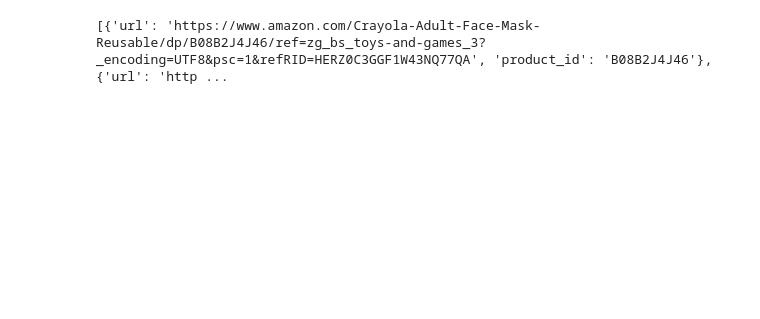
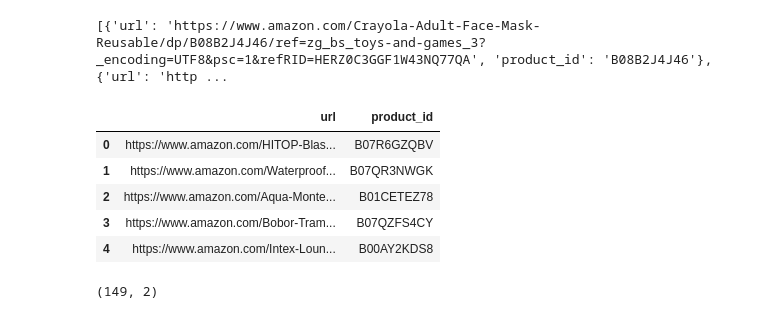
Before and after one commit to huot3000/amazon-price-monitoring, a Jupyter notebook: 3- Parse URL with Regex.ipynb, the cells around one changed output. Cells and saved outputs as stored; diff of their text form; code cells hidden in the pictures; blank space fills up the shorter version.

```diff
--- a/3- Parse URL with Regex.ipynb
+++ b/3- Parse URL with Regex.ipynb
@@ -142,0 +141,14 @@ print(extracted_data)
+# %%
+df = pd.read_csv(product_category_links_output)
+df.head()
+# %% [output]
+|  | url | product_id |
+| 0 | https://www.amazon.com/HITOP-Blas... | B07R6GZQBV |
+| 1 | https://www.amazon.com/Waterproof... | B07QR3NWGK |
+| 2 | https://www.amazon.com/Aqua-Monte... | B01CETEZ78 |
+| 3 | https://www.amazon.com/Bobor-Tram... | B07QZFS4CY |
+| 4 | https://www.amazon.com/Intex-Loun... | B00AY2KDS8 |
+# %%
+df.shape
+# %% [output]
+(149, 2)
```
Also changed, not shown: parts of 28 cells of this notebook, 1 other file.
